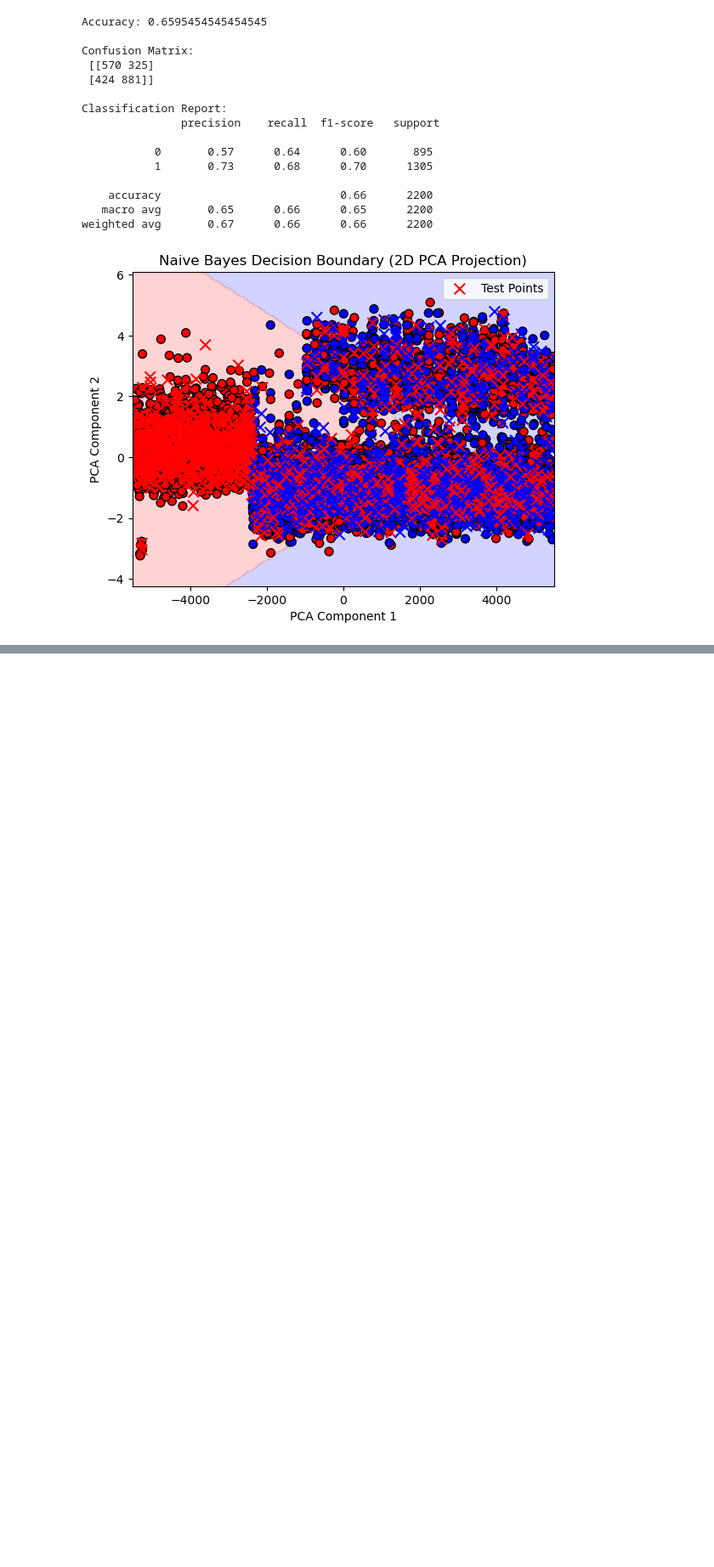
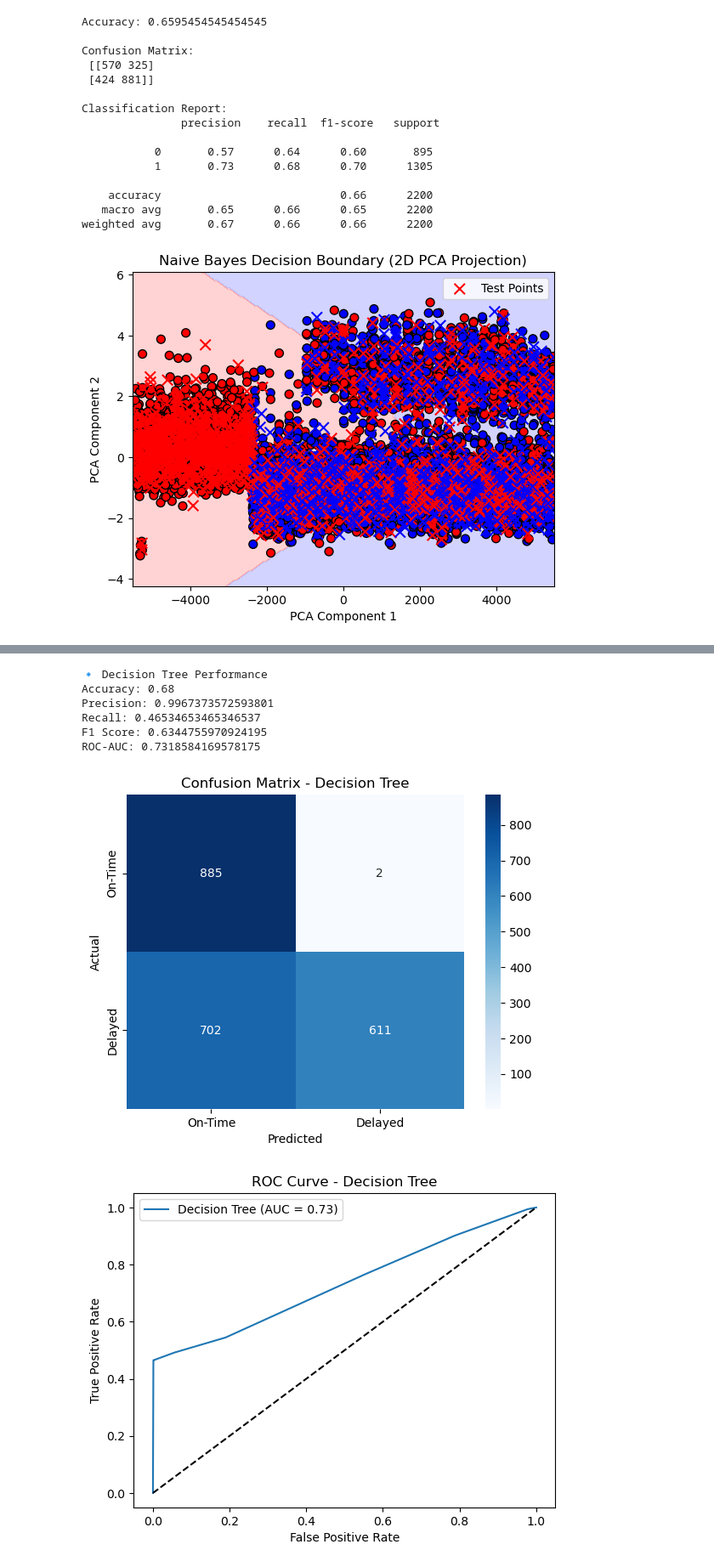
Before and after one commit to SpringBoard782/AI_Shipment_Sure_Infosys_Project, a Jupyter notebook: Milestone1/infosys.ipynb, the cells around one changed output, grey strips where cells are left out. Shown at 85% size. Saved outputs shown, nothing was run; the diff lists cells and outputs as text; code cells hidden in the pictures; blank space fills up the shorter version.

```diff
--- a/Milestone1/infosys.ipynb
+++ b/Milestone1/infosys.ipynb
@@ -1847,0 +1977,75 @@ weighted avg       0.67      0.66      0.66      2200
+# %%
+# ---------------- Import Libraries ----------------
+import pandas as pd
+from sklearn.model_selection import train_test_split
+from sklearn.tree import DecisionTreeClassifier, plot_tree
+from sklearn.metrics import accuracy_score, precision_score, recall_score, f1_score, confusion_matrix, roc_auc_score, roc_curve
+import seaborn as sns
+import matplotlib.pyplot as plt
+
+# ---------------- Load Dataset ----------------
+# Replace path with your dataset location
+df = pd.read_csv(r"C:\Users\HP\Downloads\archive (1)\Train.csv")
+
+# ---------------- Feature & Target Split ----------------
+X = df.drop("Reached.on.Time_Y.N", axis=1)   # features
+y = df["Reached.on.Time_Y.N"]                # target
+
+# One-hot encode categorical features (if not already done)
+X = pd.get_dummies(X, drop_first=True)
+
+# ---------------- Train-Test Split ----------------
+X_train, X_test, y_train, y_test = train_test_split(
+    X, y, test_size=0.2, random_state=42, stratify=y
+)
+
+# ---------------- Train Decision Tree ----------------
+dt_model = DecisionTreeClassifier(max_depth=5, random_state=42)  # limit depth to avoid overfitting
+dt_model.fit(X_train, y_train)
+
+# ---------------- Predictions ----------------
+y_pred_dt = dt_model.predict(X_test)
+y_proba_dt = dt_model.predict_proba(X_test)[:, 1]
+
+# ---------------- Evaluation ----------------
+print("🔹 Decision Tree Performance")
+print("Accuracy:", accuracy_score(y_test, y_pred_dt))
+print("Precision:", precision_score(y_test, y_pred_dt))
+print("Recall:", recall_score(y_test, y_pred_dt))
+print("F1 Score:", f1_score(y_test, y_pred_dt))
+print("ROC-AUC:", roc_auc_score(y_test, y_proba_dt))
+
+# ---------------- Confusion Matrix ----------------
+cm = confusion_matrix(y_test, y_pred_dt)
+sns.heatmap(cm, annot=True, fmt="d", cmap="Blues",
+            xticklabels=["On-Time", "Delayed"],
+            yticklabels=["On-Time", "Delayed"])
+plt.xlabel("Predicted")
+plt.ylabel("Actual")
+plt.title("Confusion Matrix - Decision Tree")
+plt.show()
+
+# ---------------- ROC Curve ----------------
+fpr, tpr, _ = roc_curve(y_test, y_proba_dt)
+plt.plot(fpr, tpr, label="Decision Tree (AUC = {:.2f})".format(roc_auc_score(y_test, y_proba_dt)))
+plt.plot([0,1], [0,1], 'k--')
+plt.xlabel("False Positive Rate")
+plt.ylabel("True Positive Rate")
+plt.title("ROC Curve - Decision Tree")
+plt.legend()
+plt.show()
+
+# ---------------- Visualize Tree ----------------
+plt.figure(figsize=(16,8))
+plot_tree(dt_model, feature_names=X.columns, class_names=["On-Time", "Delayed"], filled=True, rounded=True)
+plt.title("Decision Tree Visualization")
+plt.show()
+# %% [output]
+🔹 Decision Tree Performance
+Accuracy: 0.68
+Precision: 0.9967373572593801
+Recall: 0.46534653465346537
+F1 Score: 0.6344755970924195
+ROC-AUC: 0.7318584169578175
+[figure, added]
+[figure, added]
```
Also changed, not shown: parts of 20 cells of this notebook.
